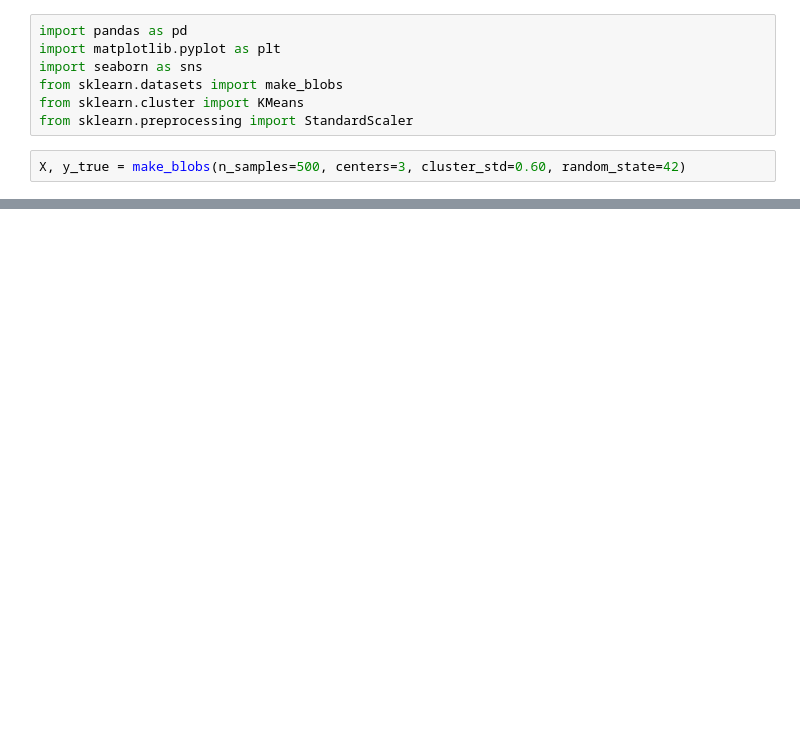
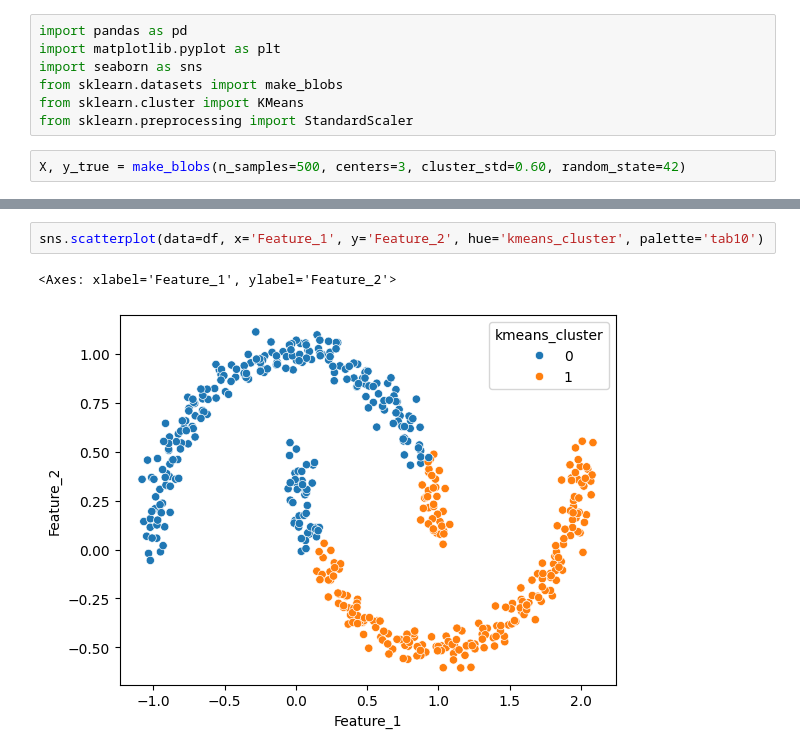
Before and after one commit to SavanUghareja/Machine-Learning, a Jupyter notebook: unsupervise.ipynb, the cells around one changed output, grey strips where cells are left out. Saved outputs shown, nothing was run; the diff lists cells and outputs as text; blank space fills up the shorter version.

```diff
--- a/unsupervise.ipynb
+++ b/unsupervise.ipynb
@@ -29,0 +83,5 @@ array([[-6.1900632 , -7.30201545],
+# %%
+sns.scatterplot(data=df, x='Feature_1', y='Feature_2', hue='kmeans_cluster', palette='tab10')
+# %% [output]
+<Axes: xlabel='Feature_1', ylabel='Feature_2'>
+[figure, added]
```
Also changed, not shown: parts of 18 cells of this notebook, 1 other file.
